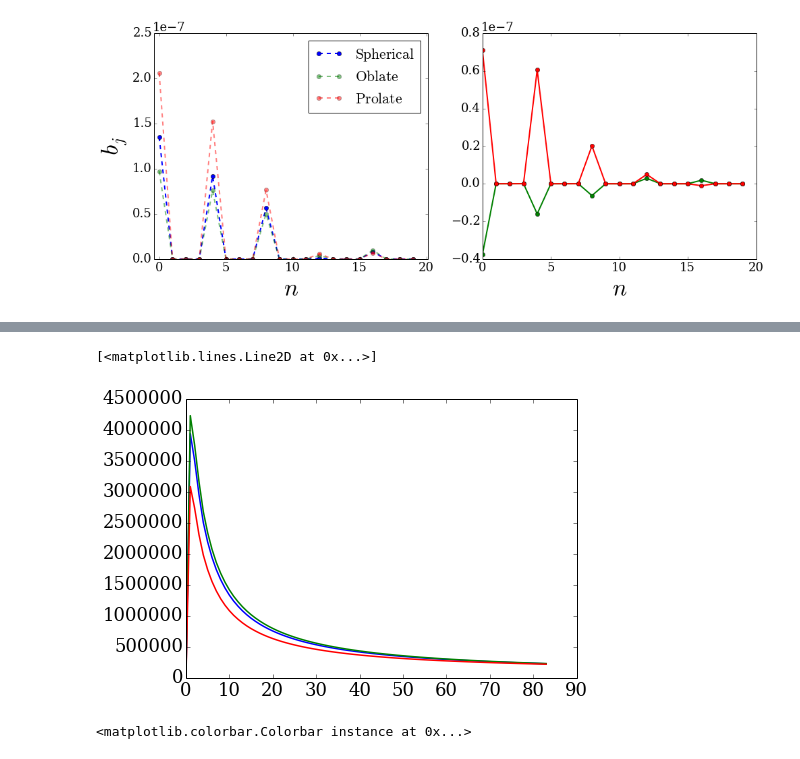
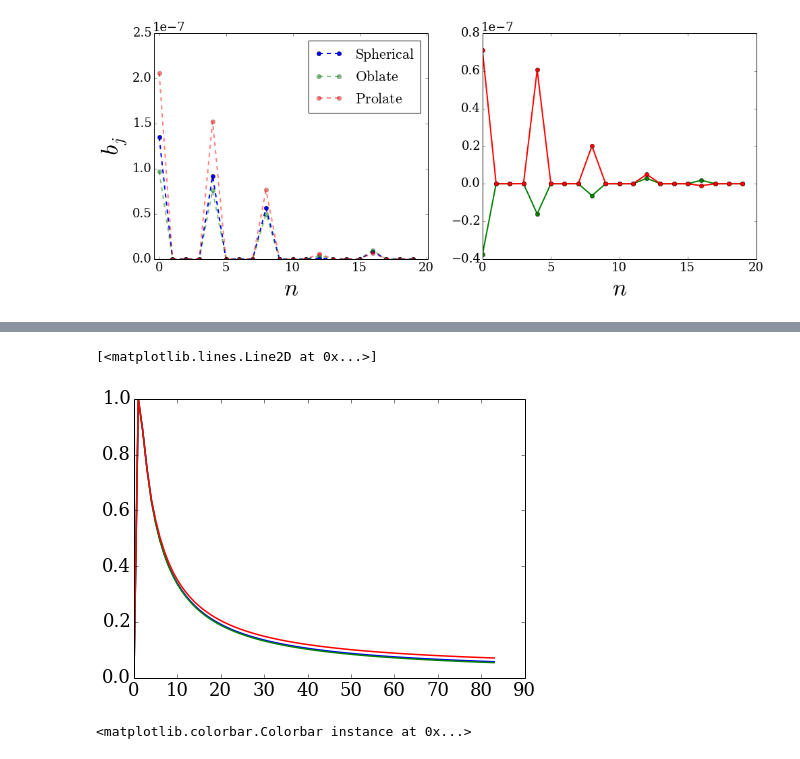
Before and after one commit to jngaravitoc/LMC-MW, a Jupyter notebook: code/SCF/SCF_triaxial.ipynb, the cells around one changed output, grey strips where cells are left out. Drawn from its saved outputs; the diff is of its cells as text; code cells hidden in the pictures.

```diff
--- a/code/SCF/SCF_triaxial.ipynb
+++ b/code/SCF/SCF_triaxial.ipynb
@@ -75,9 +180,9 @@ plt.semilogy(np.array(nlmsp06)[:,0], np.abs(Sprolate06.flat/Sprolate06[0,0,0])[:
 # %%
-Sspheric_l, Tsph_l, nlmsph_l = STnlm(MW_sph_t, Mass, r_s, 20, 1)
+#Sspheric_l, Tsph_l, nlmsph_l = STnlm(MW_sph_t, Mass, r_s, 10, 10)
 # %%
-Soblate12_l, Toblate12_l, nlmso12_l = STnlm(MW_oblate12_t, Mass, r_s, 20,1)
+#Soblate12_l, Toblate12_l, nlmso12_l = STnlm(MW_oblate12_t, Mass, r_s, 10,10)
 # %%
 #Soblate15_l, Toblate15_l, nlmso15_l = STnlm(MW_oblate15_t, Mass, r_s, 10, 10)
 # %%
-Sprolate06_l, Tprolate06_l, nlmsp06_l = STnlm(MW_prolate06_t, Mass, r_s, 20, 1)
+#Sprolate06_l, Tprolate06_l, nlmsp06_l = STnlm(MW_prolate06_t, Mass, r_s, 10, 10)
 #Sprolate08_l, Tprolate08_l, nlmsp08_l = STnlm(MW_prolate08_t, Mass, r_s, 10, 10)
@@ -205,18 +379,18 @@ array([ 3512.72214825])
 # %%
 figure(figsize=(7, 5))
 #plot(D_sph, lw=1.5)
 #plot(D_ob12, lw=1.5)
 #plot(D_pr06, lw=1.5)
 
-plot(D_sph_l, lw=1.5)
-plot(D_ob12_l, lw=1.5)
-plot(D_pr06_l, lw=1.5)
+plot(D_sph_l/max(D_sph_l), lw=1.5)
+plot(D_ob12_l/max(D_ob12_l), lw=1.5)
+plot(D_pr06_l/max(D_pr06_l), lw=1.5)
 
 #xlim(0, 200)
 #ylim(0, 5000000000)
 # %% [output]
 [<matplotlib.lines.Line2D at 0x...>]
-[figure, old version]
+[figure, new version]
 # %%
 imshow(np.log10(np.abs(Ssph_l[:,:,0]).T / np.nanmax(Ssph_l[:,:,:])), origin='lower', interpolation='None'
            ,cmap = plt.cm.cool, vmin=-10, vmax=0)
```
Also changed, not shown: parts of 26 cells of this notebook.
